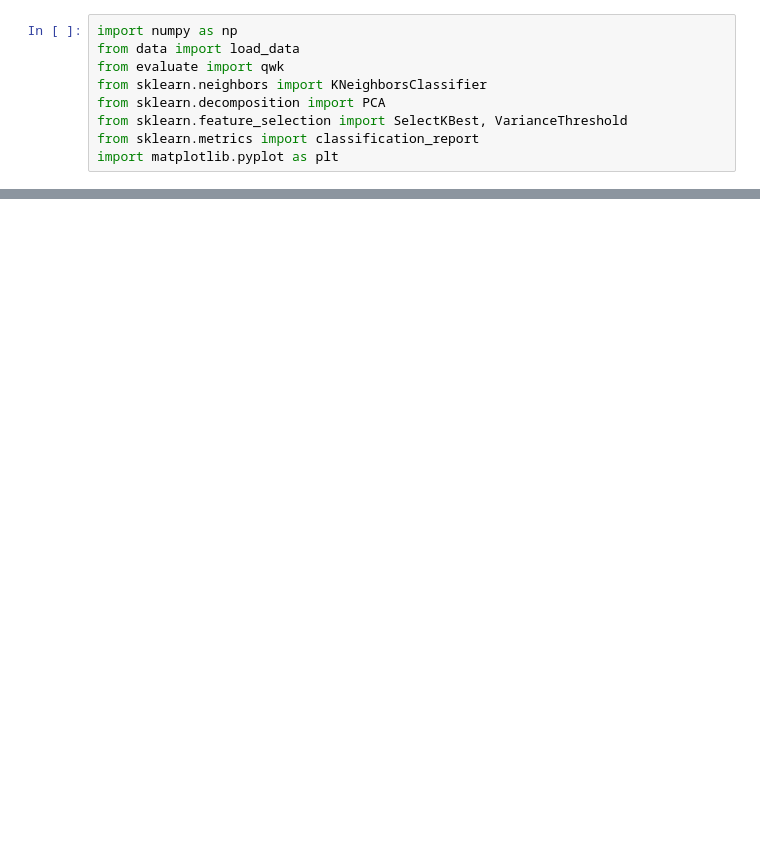
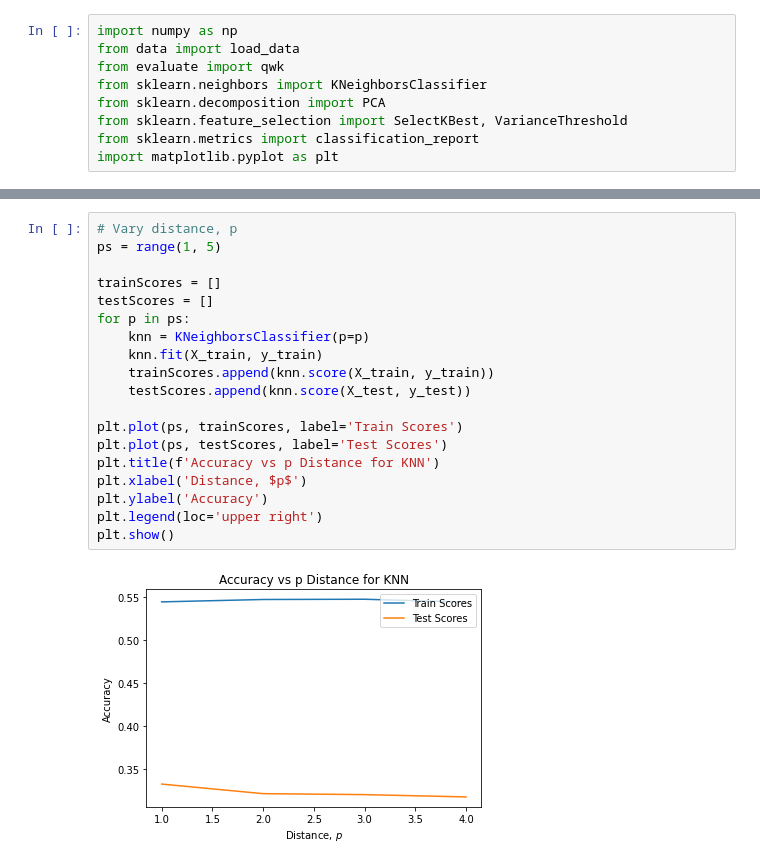
Before and after one commit to RoryEagle/cs9417_aiCaramba, a Jupyter notebook: knn.ipynb, the cells around one changed output, grey strips where cells are left out. Saved outputs shown, nothing was run; the diff lists cells and outputs as text; blank space fills up the shorter version.

```diff
--- a/knn.ipynb
+++ b/knn.ipynb
@@ -69,0 +75,21 @@ for i, label in enumerate(dataLabels):
+# %%
+# Vary distance, p
+ps = range(1, 5)
+
+trainScores = []
+testScores = []
+for p in ps:
+    knn = KNeighborsClassifier(p=p)
+    knn.fit(X_train, y_train)
+    trainScores.append(knn.score(X_train, y_train))
+    testScores.append(knn.score(X_test, y_test))
+
+plt.plot(ps, trainScores, label='Train Scores')
+plt.plot(ps, testScores, label='Test Scores')
+plt.title(f'Accuracy vs p Distance for KNN')
+plt.xlabel('Distance, $p$')
+plt.ylabel('Accuracy')
+plt.legend(loc='upper right')
+plt.show()
+# %% [output]
+[figure, added]
```
Also changed, not shown: parts of 6 cells of this notebook.
